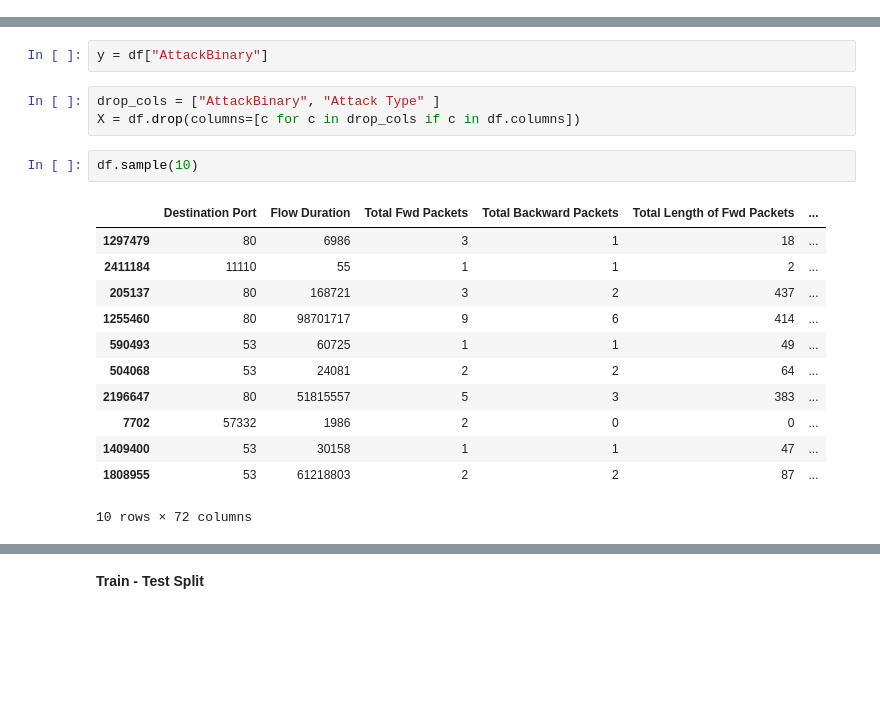
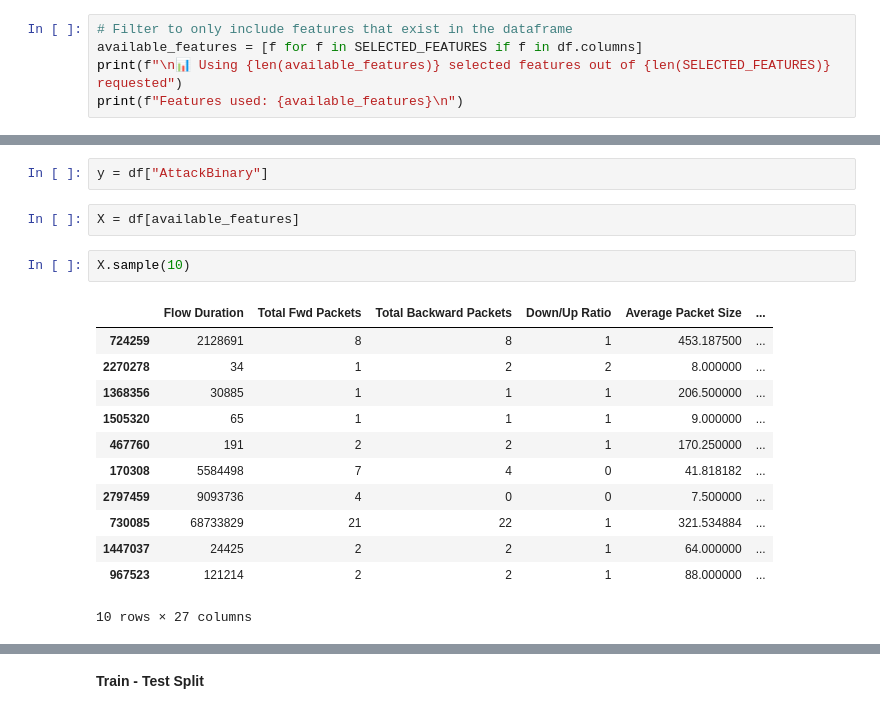
Before and after one commit to NikiniEkanayaka/NADS, a Jupyter notebook: models/isolation_forest_train.ipynb, the cells around one changed output, grey strips where cells are left out. Drawn from its saved outputs; the diff is of its cells as text; blank space fills up the shorter version.

```diff
--- a/models/isolation_forest_train.ipynb
+++ b/models/isolation_forest_train.ipynb
@@ -190,0 +227,5 @@ df['AttackBinary'] = df['AttackBinary'].map({'Normal': 0, 'Attack': 1})
+# %%
+# Filter to only include features that exist in the dataframe
+available_features = [f for f in SELECTED_FEATURES if f in df.columns]
+print(f"\n📊 Using {len(available_features)} selected features out of {len(SELECTED_FEATURES)} requested")
+print(f"Features used: {available_features}\n")
@@ -193,23 +237,22 @@ df['AttackBinary'] = df['AttackBinary'].map({'Normal': 0, 'Attack': 1})
 # %%
 y = df["AttackBinary"]
 # %%
-drop_cols = ["AttackBinary", "Attack Type" ]
-X = df.drop(columns=[c for c in drop_cols if c in df.columns])
+X = df[available_features]
 # %%
-df.sample(10)
+X.sample(10)
 # %% [output]
-|  | Destination Port | Flow Duration | Total Fwd Packets | Total Backward Packets | Total Length of Fwd Packets | ... |
-| 1297479 | 80 | 6986 | 3 | 1 | 18 | ... |
-| 2411184 | 11110 | 55 | 1 | 1 | 2 | ... |
-| 205137 | 80 | 168721 | 3 | 2 | 437 | ... |
-| 1255460 | 80 | 98701717 | 9 | 6 | 414 | ... |
-| 590493 | 53 | 60725 | 1 | 1 | 49 | ... |
-| 504068 | 53 | 24081 | 2 | 2 | 64 | ... |
-| 2196647 | 80 | 51815557 | 5 | 3 | 383 | ... |
-| 7702 | 57332 | 1986 | 2 | 0 | 0 | ... |
-| 1409400 | 53 | 30158 | 1 | 1 | 47 | ... |
-| 1808955 | 53 | 61218803 | 2 | 2 | 87 | ... |
+|  | Flow Duration | Total Fwd Packets | Total Backward Packets | Down/Up Ratio | Average Packet Size | ... |
+| 724259 | 2128691 | 8 | 8 | 1 | 453.187500 | ... |
+| 2270278 | 34 | 1 | 2 | 2 | 8.000000 | ... |
+| 1368356 | 30885 | 1 | 1 | 1 | 206.500000 | ... |
+| 1505320 | 65 | 1 | 1 | 1 | 9.000000 | ... |
+| 467760 | 191 | 2 | 2 | 1 | 170.250000 | ... |
+| 170308 | 5584498 | 7 | 4 | 0 | 41.818182 | ... |
+| 2797459 | 9093736 | 4 | 0 | 0 | 7.500000 | ... |
+| 730085 | 68733829 | 21 | 22 | 1 | 321.534884 | ... |
+| 1447037 | 24425 | 2 | 2 | 1 | 64.000000 | ... |
+| 967523 | 121214 | 2 | 2 | 1 | 88.000000 | ... |
-10 rows × 72 columns
+10 rows × 27 columns
 # %%
 print("Total features:", X.shape[1])
 # %% [output]
```
Also changed, not shown: parts of 10 cells of this notebook, 12 other files.
